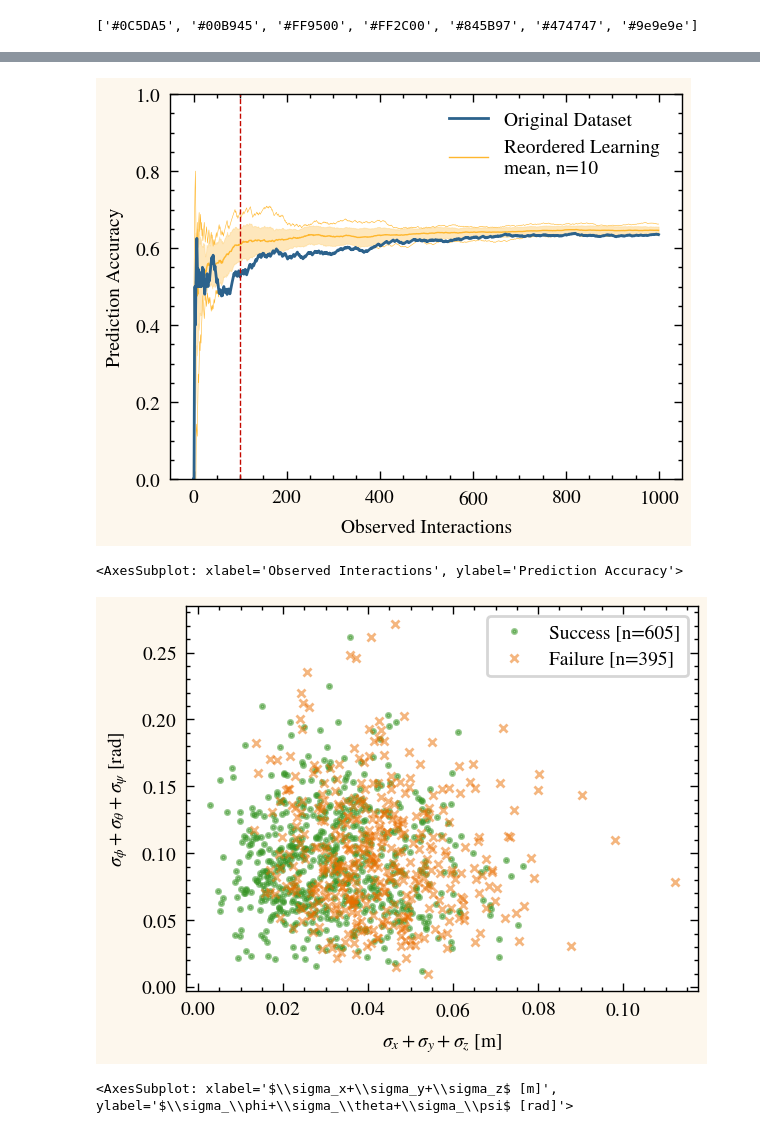
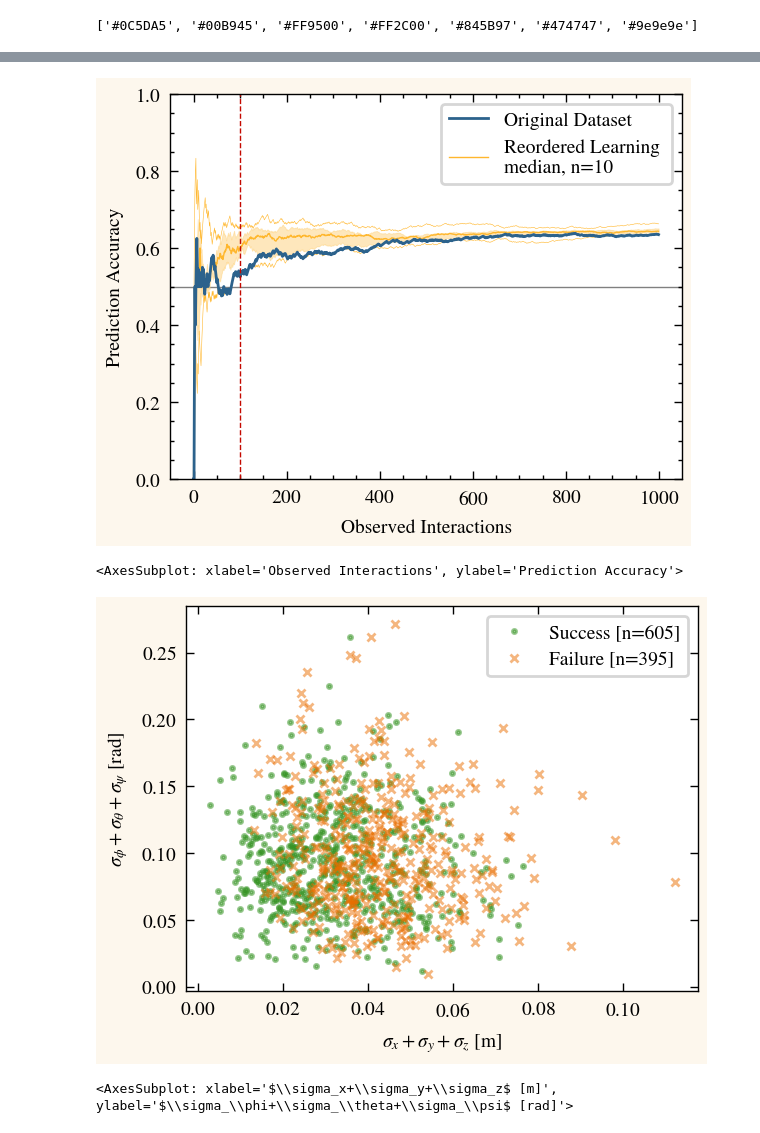
Before and after one commit to Kaiser1401/ign_moveit2_examples, a Jupyter notebook: examples/py/analyse_and_plot.ipynb, the cells around one changed output, grey strips where cells are left out. Drawn from its saved outputs; the diff is of its cells as text; code cells hidden in the pictures.

Commit message:
nt39 data, some plotting

```diff
--- a/examples/py/analyse_and_plot.ipynb
+++ b/examples/py/analyse_and_plot.ipynb
@@ -135,12 +167,14 @@ dl_seeds_int = [] # random seeds when reshuffled
 dl_confusion_matrices_obj = [] # confusion matrix for prediction (including learning)
 dl_correct_prediction_ratios_over_n_pd = [] #
 dl_success_rates_vs_probability_predicted_pd = []
+dl_success_rates_intervals_not_binned_pd = []
 
 def clear_data():
     dl_seeds_int.clear()
     dl_confusion_matrices_obj.clear()
     dl_correct_prediction_ratios_over_n_pd.clear()
     dl_success_rates_vs_probability_predicted_pd.clear()
+    dl_success_rates_intervals_not_binned_pd.clear()
 # %%
 tf_lookup = {True: 1.0, False: 0.0}
 
@@ -237,20 +271,33 @@ def relearn_and_get_data(simdata,bShuffle=False,bPrint=True,bProbabilityPred=Tru
         # equal bin width
         pd_binned_probabilities["interval"]=pd.cut(pd_binned_probabilities['probability_predicted'],np.linspace(0,1, cfg_n_bins+1),right=True,include_lowest=True)
 
+    dl_success_rates_intervals_not_binned_pd.append(pd_binned_probabilities)
+
     pd_tmp = pd_binned_probabilities.groupby("interval",observed=True).mean()
     if cfg_bMedianPrediction:
         pd_tmp["probability_predicted"] = pd_binned_probabilities.groupby("interval",observed=True).median()["probability_predicted"]
+
+
     pd_tmp["diff"] = pd_tmp["probability_predicted"] - pd_tmp["outcome"]
     pd_tmp['bins'] = bin_labels
     pd_tmp['n'] = pd_binned_probabilities.groupby("interval",observed=True).count()['outcome']
     pd_tmp['s'] = pd_binned_probabilities.groupby("interval",observed=True).sum()['outcome']
     pd_tmp['inter'] = pd_tmp.index
 
+    statistics_prop_predicted = pd_binned_probabilities.groupby("interval",observed=True).describe()["probability_predicted"]
+
+    pd_tmp.join(statistics_prop_predicted)
+
     pd_print = pd_tmp[['bins','inter','n','s','probability_predicted','outcome','diff']]
     if bPrint:
+        print("statistics:")
+        print(statistics_prop_predicted)
+        print("text:")
         print(pd_print.to_string(index=False))
-        df = pd_print.style.format(decimal='.', thousands=',', precision=2)
-        print(df.to_latex())
+        print("Latex:")
+        print(pd_print.to_latex(index=False,decimal='.',float_format="%.2f"))
+
+
 
     dl_success_rates_vs_probability_predicted_pd.append(pd_tmp)
 # %%
@@ -315,46 +440,74 @@ bHasStatistic = cfg_reshuffle_count > 0
 ax = plt.axes()
 label_main = 'Original Dataset'
 
+cfg_plot_type= 'single'
+
 if bHasStatistic:
     # https://stackoverflow.com/questions/70454007/plotting-multiple-data-sets-as-one-average-and-adding-error-bars-matplotlib
     pd_all = pd.DataFrame()
 
+    cfg_plot_type = 'boxPlot'
+
+    statistics_plot_cfg = {
+        'meanStd' : ['mean','m-std','m+std','min','max'],
+        'boxPlot' : ['50%','25%','75%','min','max']
+    }
+
     for i in range(cfg_reshuffle_count+1):
         pd_all[f'run_{i}']=dl_correct_prediction_ratios_over_n_pd[i][['pred_cum_ratio_iter']]
 
+   # print(pd_all.T.describe())
+
     pd_all_info = pd_all.T.describe().T
+    pd_all_info['m-std']=pd_all_info['mean']-pd_all_info['std']
+    pd_all_info['m+std']=pd_all_info['mean']+pd_all_info['std']
 
-    plt.fill_between(pd_all_info.index, y1=pd_all_info['mean']-pd_all_info['std'],y2=pd_all_info['mean']+pd_all_info['std'],color=colourslight[c2],alpha=0.5,linewidth=0.3)
+    pl_area_low = pd_all_info[statistics_plot_cfg[cfg_plot_type][1]]
+    pl_area_high = pd_all_info[statistics_plot_cfg[cfg_plot_type][2]]
+    pl_line_mid =  pd_all_info[statistics_plot_cfg[cfg_plot_type][0]]
+    pl_line_low = pd_all_info[statistics_plot_cfg[cfg_plot_type][3]]
+    pl_line_high = pd_all_info[statistics_plot_cfg[cfg_plot_type][4]]
+
+    plt.fill_between(pd_all_info.index, y1=pl_area_low,y2=pl_area_high,color=colourslight[c2],alpha=0.5,linewidth=0.3)
     #plt.plot()
     #plt.plot(pd_all_info['mean']-pd_all_info['std'])
-    plt.plot(pd_all_info['mean'],color=colours[c2],linewidth=0.5,label="l1")
-    plt.plot(pd_all_info['min'],color=colours[c2],linewidth=0.2)
-    plt.plot(pd_all_info['max'],color=colours[c2],linewidth=0.2)
+    plt.plot(pl_line_mid,color=colours[c2],linewidth=0.5,label="l1")
+    plt.plot(pl_line_low,color=colours[c2],linewidth=0.2)
+    plt.plot(pl_line_high,color=colours[c2],linewidth=0.2)
+
+    lbl = statistics_plot_cfg[cfg_plot_type][0]
+    if lbl == '50%':
+        lbl = 'median'
+
+    label_stat =  f'Reordered Learning \n{lbl}, n={cfg_reshuffle_count+1}'
 
 
 
 plt.plot(dl_correct_prediction_ratios_over_n_pd[0][['pred_cum_ratio_iter']],color=colours[c1],label=label_main)
 
 #dl_correct_prediction_ratios_over_n_pd[0][['pred_cum_ratio_iter']].plot()
 if bHasStatistic:
     l_handles, l_lables = plt.gca().get_legend_handles_labels()
-    ax.legend([l_handles[1],l_handles[0]],[label_main,f'Reordered Learning \nmean, n={cfg_reshuffle_count+1}'])
+    ax.legend([l_handles[1],l_handles[0]],[label_main,label_stat],frameon=True)
 else:
-    ax.legend([label_main])
+    ax.legend([label_main],frameon=True)
 
 if cfg_ignore_accuracy_before_n_trials > 0:
     plt.plot([cfg_ignore_accuracy_before_n_trials,cfg_ignore_accuracy_before_n_trials],[0,1], label="line",linestyle='dashed',color=colours[c3],linewidth=0.5)
 
 ax.set_ylim([0, 1])
+ax.axhline(0.5, color='grey', linewidth=0.5, zorder=0)
+
+#ax.minorticks_off()
 
 plt.xlabel('Observed Interactions')
 plt.ylabel('Prediction Accuracy')
 
 plt.show()
 
-figsave(ax,'fig_pred_accuracy')
+figsave(ax,f'fig_pred_accuracy_{cfg_plot_type}')
 # %% [output]
-[figure, old version]
+[figure, new version]
 <AxesSubplot: xlabel='Observed Interactions', ylabel='Prediction Accuracy'>
 # %%
 #Data Scatter
@@ -380,6 +533,8 @@ cnt_f = len(pd_data.loc[pd_data['success'] == 0])
 #ax = pd_data.loc[pd_data['success'] == 0].plot(x=xn, y=yn, ax=ax, marker='x', c=colours[c_fail], linestyle='')
 ax.legend([f'Success [n={cnt_s}]',f'Failure [n={cnt_f}]'],frameon=True)
 
+ax.minorticks_off()
+
 plt.xlabel(r'$\sigma_x+\sigma_y+\sigma_z$ [m]')
 plt.ylabel(r'$\sigma_\phi+\sigma_\theta+\sigma_\psi$ [rad]')
 
@@ -388,5 +543,5 @@ plt.show()
 
 figsave(ax,'fig_success_scatter_sigma')
 # %% [output]
-[figure, old version]
+[figure, new version]
 <AxesSubplot: xlabel='$\\sigma_x+\\sigma_y+\\sigma_z$ [m]', ylabel='$\\sigma_\\phi+\\sigma_\\theta+\\sigma_\\psi$ [rad]'>
```
Also changed, not shown: parts of 5 cells of this notebook, 1 other file.
